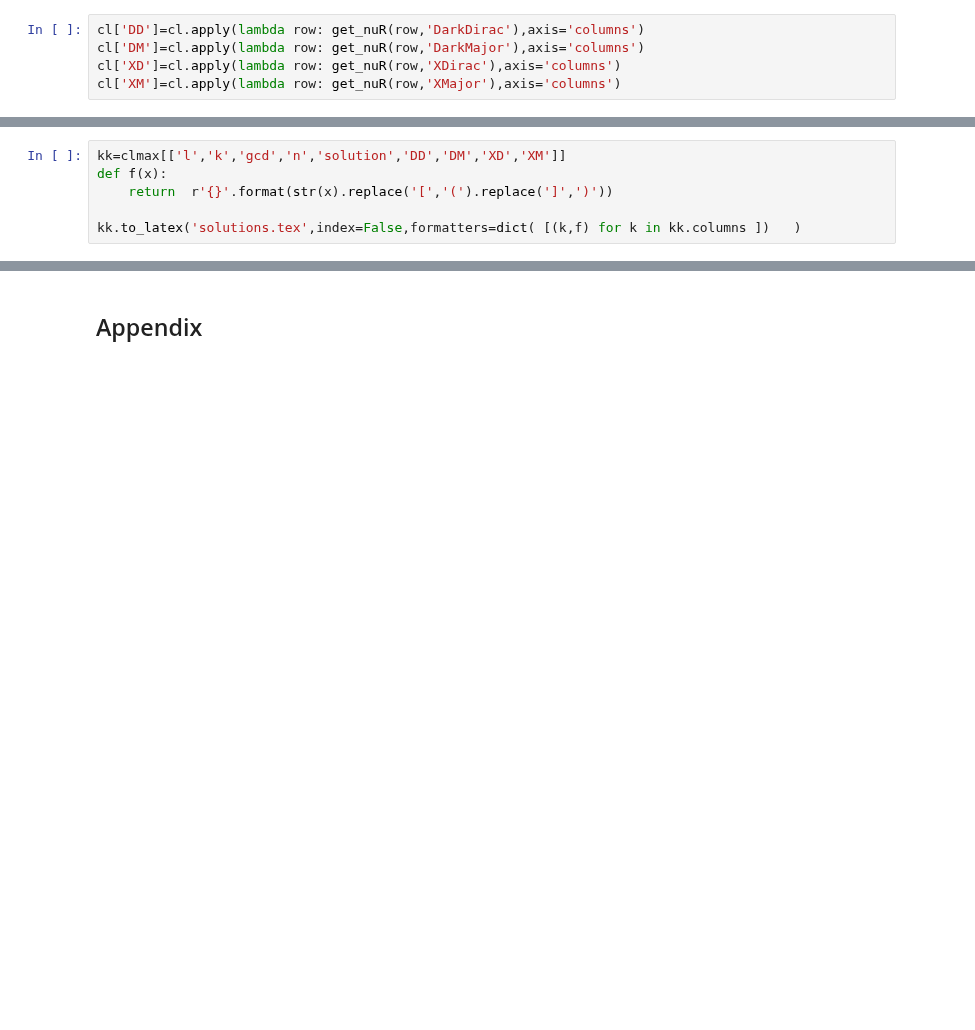
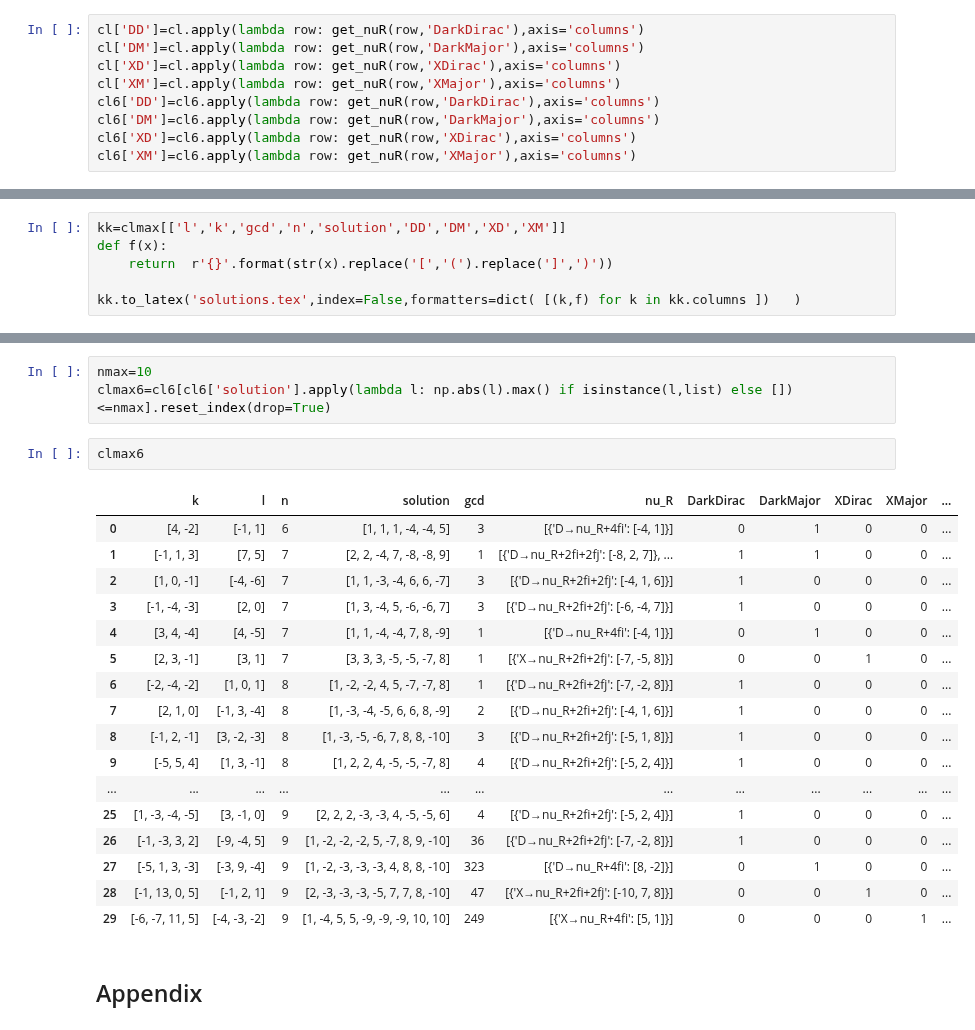
Before and after one commit to LBJ-Wade/anomaly, a Jupyter notebook: anomalysolutions.ipynb, the cells around one changed output, grey strips where cells are left out. Saved outputs shown, nothing was run; the diff lists cells and outputs as text; blank space fills up the shorter version.

```diff
--- a/anomalysolutions.ipynb
+++ b/anomalysolutions.ipynb
@@ -345,3 +344,7 @@ cl['DD']=cl.apply(lambda row: get_nuR(row,'DarkDirac'),axis='columns')
 cl['DM']=cl.apply(lambda row: get_nuR(row,'DarkMajor'),axis='columns')
 cl['XD']=cl.apply(lambda row: get_nuR(row,'XDirac'),axis='columns')
 cl['XM']=cl.apply(lambda row: get_nuR(row,'XMajor'),axis='columns')
+cl6['DD']=cl6.apply(lambda row: get_nuR(row,'DarkDirac'),axis='columns')
+cl6['DM']=cl6.apply(lambda row: get_nuR(row,'DarkMajor'),axis='columns')
+cl6['XD']=cl6.apply(lambda row: get_nuR(row,'XDirac'),axis='columns')
+cl6['XM']=cl6.apply(lambda row: get_nuR(row,'XMajor'),axis='columns')
@@ -415,3 +424,26 @@ cat solutions.tex | head -n5
+# %%
+nmax=10
+clmax6=cl6[cl6['solution'].apply(lambda l: np.abs(l).max() if isinstance(l,list) else [])<=nmax].reset_index(drop=True)
+# %%
+clmax6
+# %% [output]
+|  | k | l | n | solution | gcd | nu_R | DarkDirac | DarkMajor | XDirac | XMajor | ... |
+| 0 | [4, -2] | [-1, 1] | 6 | [1, 1, 1, -4, -4, 5] | 3 | [{'D→nu_R+4fi': [-4, 1]}] | 0 | 1 | 0 | 0 | ... |
+| 1 | [-1, 1, 3] | [7, 5] | 7 | [2, 2, -4, 7, -8, -8, 9] | 1 | [{'D→nu_R+2fi+2fj': [-8, 2, 7]}, ... | 1 | 1 | 0 | 0 | ... |
+| 2 | [1, 0, -1] | [-4, -6] | 7 | [1, 1, -3, -4, 6, 6, -7] | 3 | [{'D→nu_R+2fi+2fj': [-4, 1, 6]}] | 1 | 0 | 0 | 0 | ... |
+| 3 | [-1, -4, -3] | [2, 0] | 7 | [1, 3, -4, 5, -6, -6, 7] | 3 | [{'D→nu_R+2fi+2fj': [-6, -4, 7]}] | 1 | 0 | 0 | 0 | ... |
+| 4 | [3, 4, -4] | [4, -5] | 7 | [1, 1, -4, -4, 7, 8, -9] | 1 | [{'D→nu_R+4fi': [-4, 1]}] | 0 | 1 | 0 | 0 | ... |
+| 5 | [2, 3, -1] | [3, 1] | 7 | [3, 3, 3, -5, -5, -7, 8] | 1 | [{'X→nu_R+2fi+2fj': [-7, -5, 8]}] | 0 | 0 | 1 | 0 | ... |
+| 6 | [-2, -4, -2] | [1, 0, 1] | 8 | [1, -2, -2, 4, 5, -7, -7, 8] | 1 | [{'D→nu_R+2fi+2fj': [-7, -2, 8]}] | 1 | 0 | 0 | 0 | ... |
+| 7 | [2, 1, 0] | [-1, 3, -4] | 8 | [1, -3, -4, -5, 6, 6, 8, -9] | 2 | [{'D→nu_R+2fi+2fj': [-4, 1, 6]}] | 1 | 0 | 0 | 0 | ... |
+| 8 | [-1, 2, -1] | [3, -2, -3] | 8 | [1, -3, -5, -6, 7, 8, 8, -10] | 3 | [{'D→nu_R+2fi+2fj': [-5, 1, 8]}] | 1 | 0 | 0 | 0 | ... |
+| 9 | [-5, 5, 4] | [1, 3, -1] | 8 | [1, 2, 2, 4, -5, -5, -7, 8] | 4 | [{'D→nu_R+2fi+2fj': [-5, 2, 4]}] | 1 | 0 | 0 | 0 | ... |
+| ... | ... | ... | ... | ... | ... | ... | ... | ... | ... | ... | ... |
+| 25 | [1, -3, -4, -5] | [3, -1, 0] | 9 | [2, 2, 2, -3, -3, 4, -5, -5, 6] | 4 | [{'D→nu_R+2fi+2fj': [-5, 2, 4]}] | 1 | 0 | 0 | 0 | ... |
+| 26 | [-1, -3, 3, 2] | [-9, -4, 5] | 9 | [1, -2, -2, -2, 5, -7, 8, 9, -10] | 36 | [{'D→nu_R+2fi+2fj': [-7, -2, 8]}] | 1 | 0 | 0 | 0 | ... |
+| 27 | [-5, 1, 3, -3] | [-3, 9, -4] | 9 | [1, -2, -3, -3, -3, 4, 8, 8, -10] | 323 | [{'D→nu_R+4fi': [8, -2]}] | 0 | 1 | 0 | 0 | ... |
+| 28 | [-1, 13, 0, 5] | [-1, 2, 1] | 9 | [2, -3, -3, -3, -5, 7, 7, 8, -10] | 47 | [{'X→nu_R+2fi+2fj': [-10, 7, 8]}] | 0 | 0 | 1 | 0 | ... |
+| 29 | [-6, -7, 11, 5] | [-4, -3, -2] | 9 | [1, -4, 5, 5, -9, -9, -9, 10, 10] | 249 | [{'X→nu_R+4fi': [5, 1]}] | 0 | 0 | 0 | 1 | ... |
 # %% [markdown]
 ## Appendix
 # %% [markdown]
```
Also changed, not shown: parts of 7 cells of this notebook, 1 other file.
